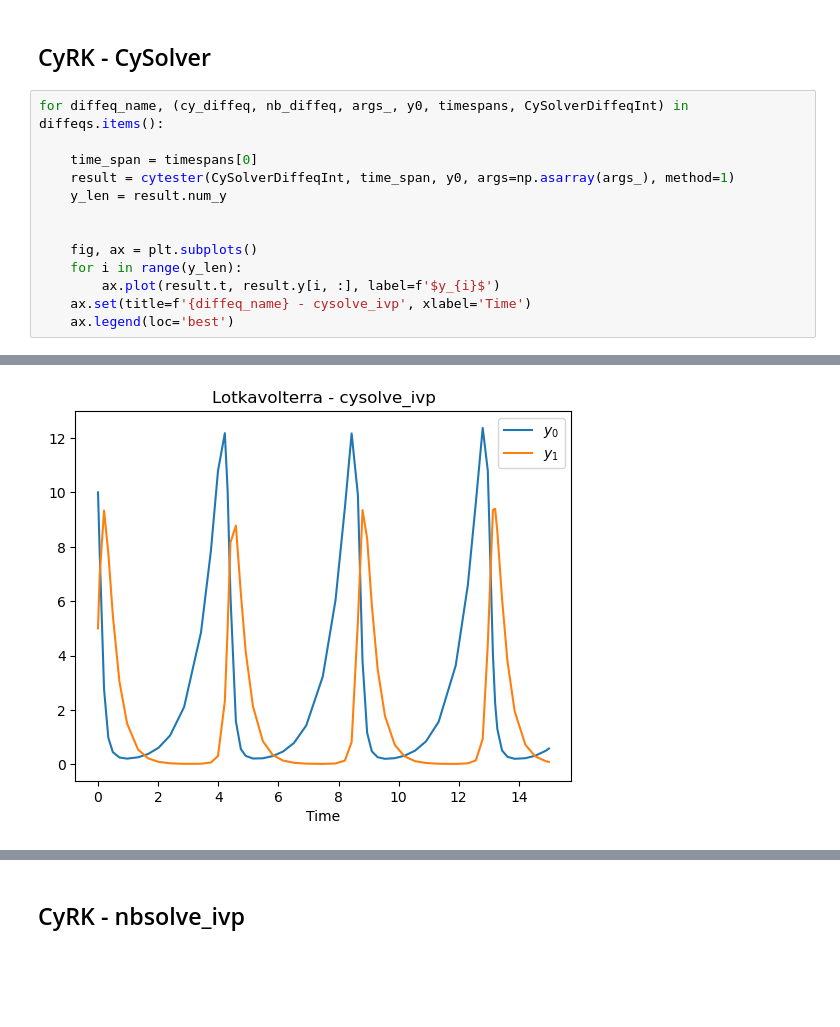
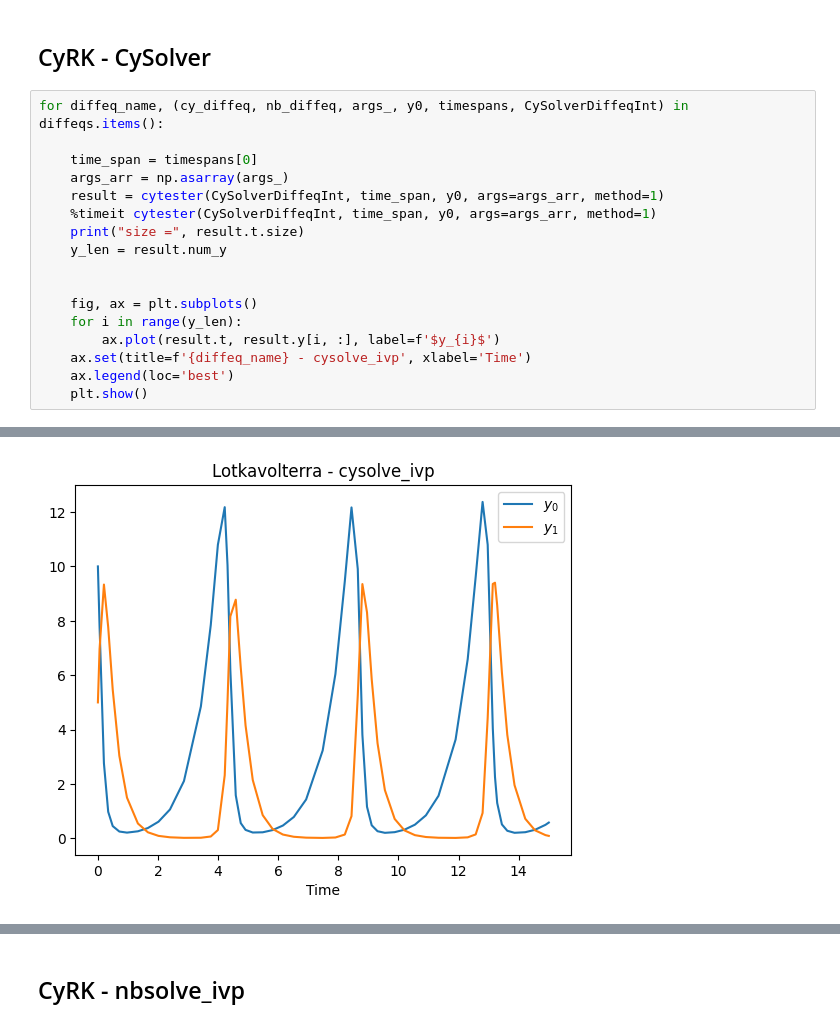
Before and after one commit to jrenaud90/CyRK, a Jupyter notebook: Performance/Differential Equation Check.ipynb, the cells around one changed output, grey strips where cells are left out. Saved outputs shown, nothing was run; the diff lists cells and outputs as text; blank space fills up the shorter version.

```diff
--- a/Performance/Differential Equation Check.ipynb
+++ b/Performance/Differential Equation Check.ipynb
@@ -32,7 +45,10 @@ for diffeq_name, (cy_diffeq, nb_diffeq, args_, y0, timespans, CySolverDiffeqInt)
 for diffeq_name, (cy_diffeq, nb_diffeq, args_, y0, timespans, CySolverDiffeqInt) in diffeqs.items():
 
     time_span = timespans[0]
-    result = cytester(CySolverDiffeqInt, time_span, y0, args=np.asarray(args_), method=1)
+    args_arr = np.asarray(args_)
+    result = cytester(CySolverDiffeqInt, time_span, y0, args=args_arr, method=1)
+    %timeit cytester(CySolverDiffeqInt, time_span, y0, args=args_arr, method=1)
+    print("size =", result.t.size)
     y_len = result.num_y
 
 
@@ -41,4 +57,5 @@ for diffeq_name, (cy_diffeq, nb_diffeq, args_, y0, timespans, CySolverDiffeqInt)
         ax.plot(result.t, result.y[i, :], label=f'$y_{i}$')
     ax.set(title=f'{diffeq_name} - cysolve_ivp', xlabel='Time')
     ax.legend(loc='best')
+    plt.show()
 # %% [output]
@@ -45 +64 @@ for diffeq_name, (cy_diffeq, nb_diffeq, args_, y0, timespans, CySolverDiffeqInt)
-[figure, old version]
+[figure, new version]
```
Also changed, not shown: parts of 4 cells of this notebook, 18 other files.
